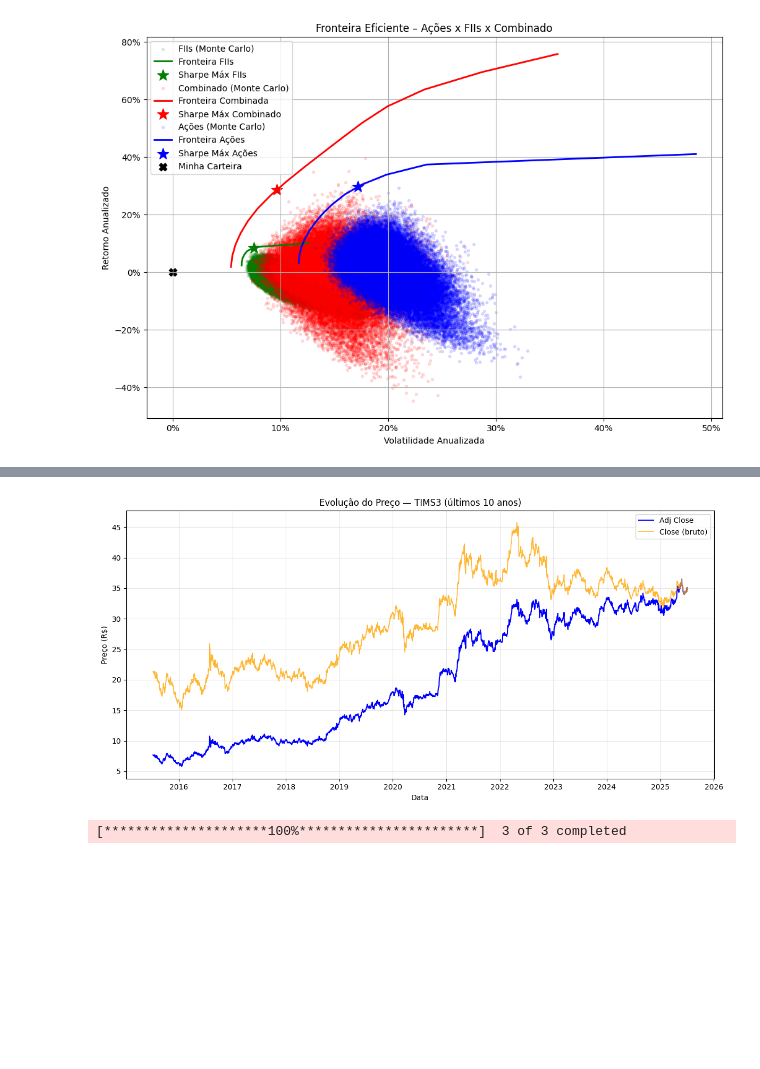
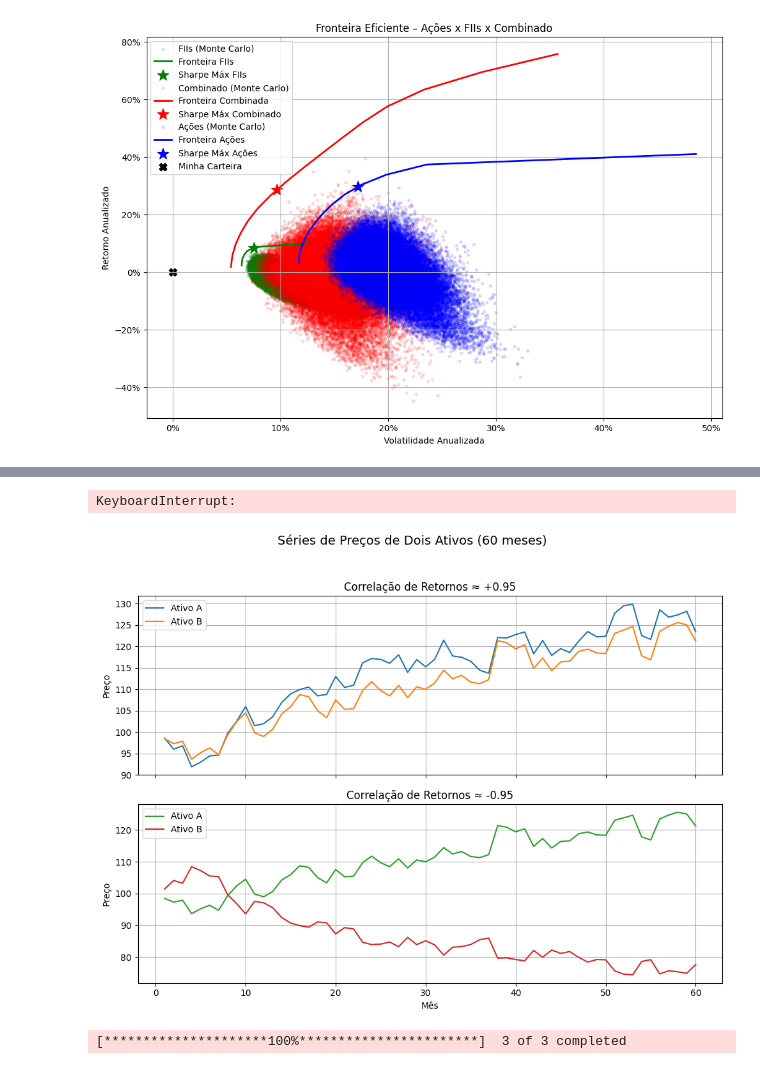
Before and after one commit to dcecagno/Optimize-portfolio, a Jupyter notebook: app.ipynb, the cells around one changed output, grey strips where cells are left out. Drawn from its saved outputs; the diff is of its cells as text; code cells hidden in the pictures; blank space fills up the shorter version.

```diff
--- a/app.ipynb
+++ b/app.ipynb
@@ -8750,7 +8796,7 @@ start_date = end_date - timedelta(days=365 * 10)
 
 # 2) Baixa dados brutos (oferece colunas Close e Adj Close)
 df = yf.download(
-    "TAEE11.SA",
+    "TIMS3.SA",
     start=start_date.strftime("%Y-%m-%d"),
     end=end_date.strftime("%Y-%m-%d"),
     auto_adjust=False,
@@ -8774,7 +8820,73 @@ plt.legend()
 plt.tight_layout()
 plt.show()
 # %% [output]
-[figure, removed]
+KeyboardInterrupt:
+# %%
+import numpy as np
+import matplotlib.pyplot as plt
+
+def gerar_precos_correlacionados(rho, n_meses=60, p0=100, seed=None):
+    """
+    Gera séries de preços para dois ativos com correlação de retornos aproximada a rho.
+    :param rho: correlação desejada de retornos (-1 <= rho <= 1)
+    :param n_meses: número de períodos (meses)
+    :param p0: preço inicial de cada ativo
+    :param seed: semente para reprodutibilidade
+    :return: tuple (precos, retornos) onde precos é array shape (n_meses, 2)
+    """
+    if seed is not None:
+        np.random.seed(seed)
+    # Matriz de covariância de retornos
+    cov = np.array([[1.0, rho],
+                    [rho, 1.0]])
+    # Gerar retornos mensais normais com média zero e var=1 (serão reescalados)
+    ret_raw = np.random.multivariate_normal(mean=[0, 0], cov=cov, size=n_meses)
+    # escalonando para desvio-padrão de, digamos, 3% ao mês
+    sigma_mensal = 0.03
+    retornos = ret_raw * sigma_mensal
+    # transformar em série de preços: P_t = P_{t-1} * (1 + r_t)
+    precos = np.zeros_like(retornos)
+    precos[0] = p0 * (1 + retornos[0])
+    for t in range(1, n_meses):
+        precos[t] = precos[t-1] * (1 + retornos[t])
+    return precos, retornos
+
+# Parâmetros
+n_meses = 60
+rho_positiva = 0.95
+rho_negativa = -0.95
+
+# Gera preços
+precos_pos, _ = gerar_precos_correlacionados(rho_positiva, n_meses, seed=42)
+precos_neg, _ = gerar_precos_correlacionados(rho_negativa, n_meses, seed=42)
+
+# Plot
+meses = np.arange(1, n_meses + 1)
+
+fig, axes = plt.subplots(2, 1, figsize=(10, 8), sharex=True)
+fig.suptitle("Séries de Preços de Dois Ativos (60 meses)", fontsize=14)
+
+# Gráfico 1: correlação positiva
+axes[0].plot(meses, precos_pos[:, 0], label="Ativo A", color="tab:blue")
+axes[0].plot(meses, precos_pos[:, 1], label="Ativo B", color="tab:orange")
+axes[0].set_title(f"Correlação de Retornos ≈ +{rho_positiva}")
+axes[0].set_ylabel("Preço")
+axes[0].legend()
+axes[0].grid(True)
+
+# Gráfico 2: correlação negativa
+axes[1].plot(meses, precos_neg[:, 0], label="Ativo A", color="tab:green")
+axes[1].plot(meses, precos_neg[:, 1], label="Ativo B", color="tab:red")
+axes[1].set_title(f"Correlação de Retornos ≈ {rho_negativa}")
+axes[1].set_xlabel("Mês")
+axes[1].set_ylabel("Preço")
+axes[1].legend()
+axes[1].grid(True)
+
+plt.tight_layout(rect=[0, 0.03, 1, 0.95])
+plt.show()
+# %% [output]
+[figure, added]
 # %%
 # exercícios práticos e exemplos reais
 # coding: utf-8
```
Also changed, not shown: parts of 2 cells of this notebook, 2 other files.
